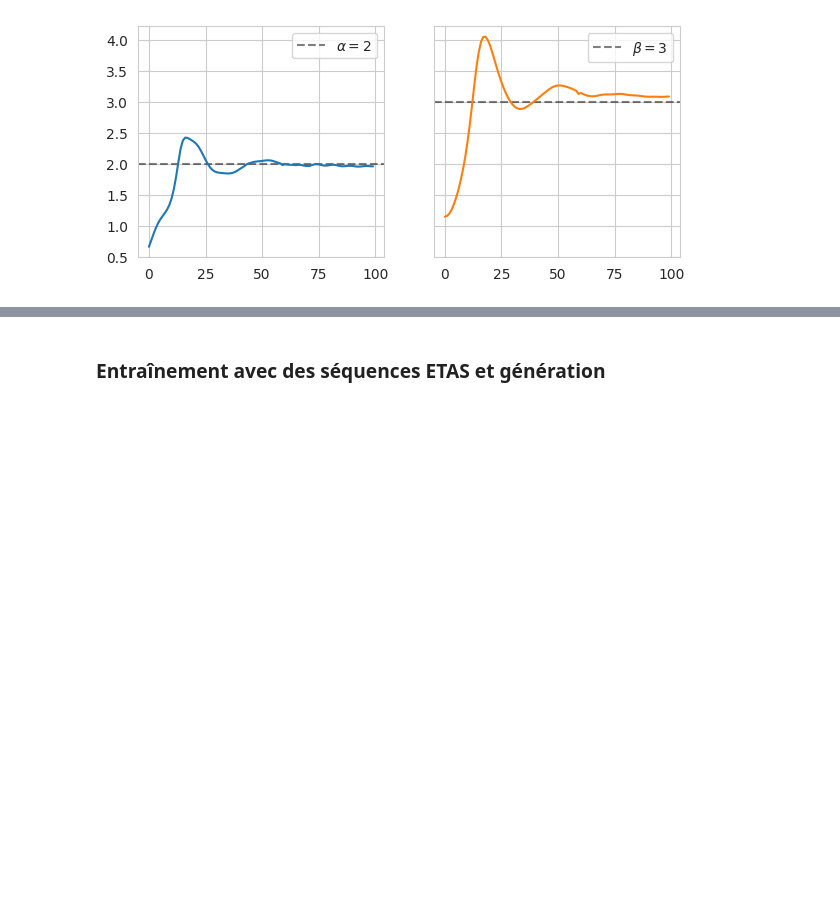
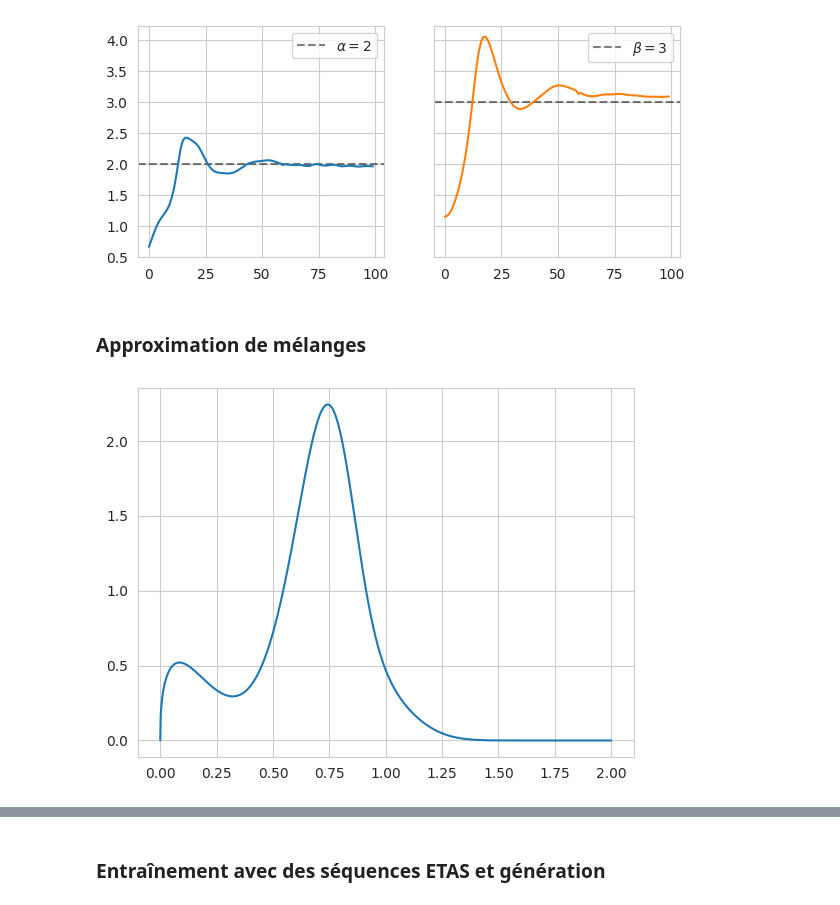
Before and after one commit to alphonsepaix/recast, a Jupyter notebook: notebooks/figures.ipynb, the cells around one changed output, grey strips where cells are left out. Saved outputs shown, nothing was run; the diff lists cells and outputs as text; code cells hidden in the pictures; blank space fills up the shorter version.

```diff
--- a/notebooks/figures.ipynb
+++ b/notebooks/figures.ipynb
@@ -531,3 +622,17 @@ Loss at epoch   80:    0.726
 Loss at epoch   90:    0.725
 Loss at epoch  100:    0.725
 [figure]
+# %% [markdown]
+### Approximation de mélanges
+# %%
+n_comp = np.random.randint(3, 10)
+weights = tf.nn.softmax(np.random.uniform(size=n_comp))
+b = np.random.uniform(0.5, 9, size=n_comp)
+k = np.random.uniform(0.5, 9, size=n_comp)
+mix = Mixture(weights, Weibull(b, k))
+
+x = np.linspace(0, 2, 1000)
+plt.plot(x, mix.prob(x))
+plt.show()
+# %% [output]
+[figure, added]
```
Also changed, not shown: parts of 14 cells of this notebook.
